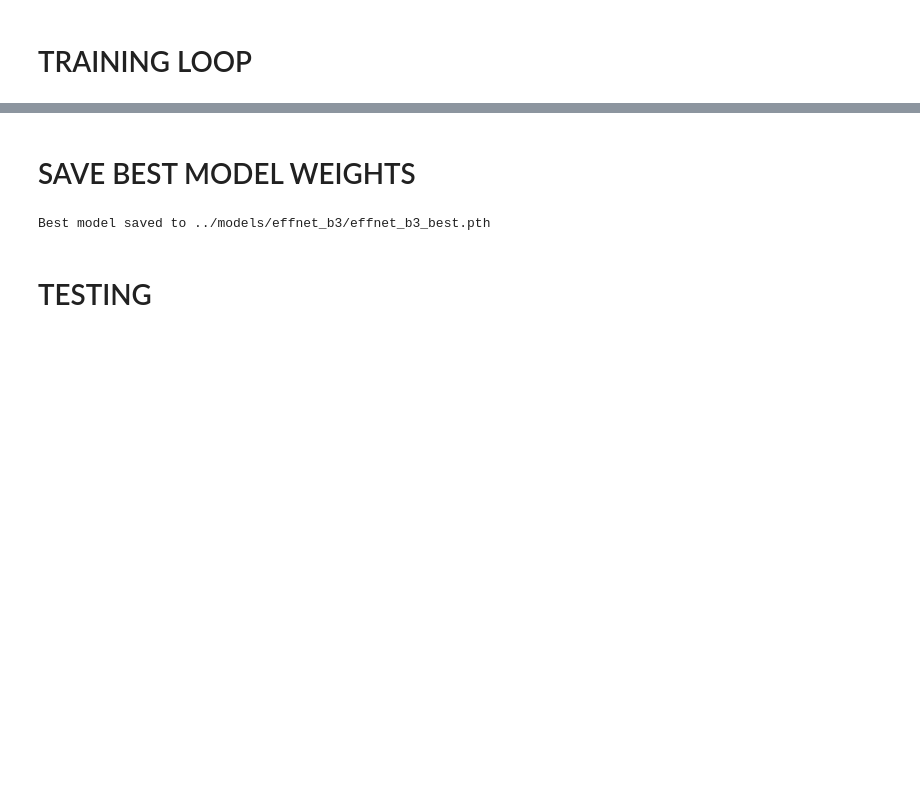
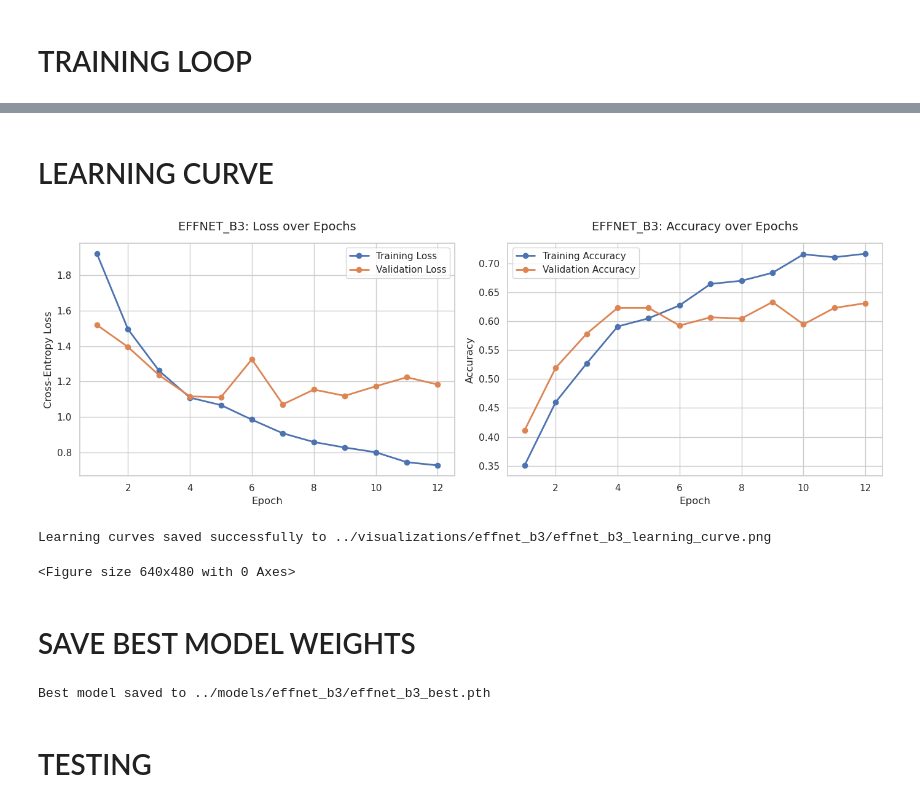
Before and after one commit to jagujay/plant-disease-detection, a Jupyter notebook: pre-trained-models/EfficientnetB3.ipynb, the cells around one changed output, grey strips where cells are left out. Saved outputs shown, nothing was run; the diff lists cells and outputs as text; code cells hidden in the pictures; blank space fills up the shorter version.

```diff
--- a/pre-trained-models/EfficientnetB3.ipynb
+++ b/pre-trained-models/EfficientnetB3.ipynb
@@ -224,3 +225,33 @@ Training complete in 41m 53s
+# %% [markdown]
+# LEARNING CURVE
+# %%
+plt.figure(figsize=(14, 5))
+plt.subplot(1, 2, 1)
+plt.plot(range(1, len(train_losses) + 1), train_losses, label='Training Loss', marker='o', linewidth=2)
+plt.plot(range(1, len(val_losses) + 1), val_losses, label='Validation Loss', marker='o', linewidth=2)
+plt.title(f'{MODEL_NAME.upper()}: Loss over Epochs', fontsize=14, pad=15)
+plt.xlabel('Epoch', fontsize=12)
+plt.ylabel('Cross-Entropy Loss', fontsize=12)
+plt.legend(fontsize=11)
+
+plt.subplot(1, 2, 2)
+plt.plot(range(1, len(train_accs) + 1), train_accs, label='Training Accuracy', marker='o', linewidth=2)
+plt.plot(range(1, len(val_accs) + 1), val_accs, label='Validation Accuracy', marker='o', linewidth=2)
+plt.title(f'{MODEL_NAME.upper()}: Accuracy over Epochs', fontsize=14, pad=15)
+plt.xlabel('Epoch', fontsize=12)
+plt.ylabel('Accuracy', fontsize=12)
+plt.legend(fontsize=11)
+plt.tight_layout()
+# %% [output]
+[figure, added]
+# %%
+save_path = f"../visualizations/{MODEL_NAME}/{MODEL_NAME}_learning_curve.png"
+plt.savefig(save_path, dpi=300, bbox_inches='tight')
+print(f"Learning curves saved successfully to {save_path}")
+plt.show()
+# %% [output]
+Learning curves saved successfully to ../visualizations/effnet_b3/effnet_b3_learning_curve.png
+<Figure size 640x480 with 0 Axes>
 # %% [markdown]
 # SAVE BEST MODEL WEIGHTS
 # %%
```
Also changed, not shown: parts of 6 cells of this notebook, 49 other files.
